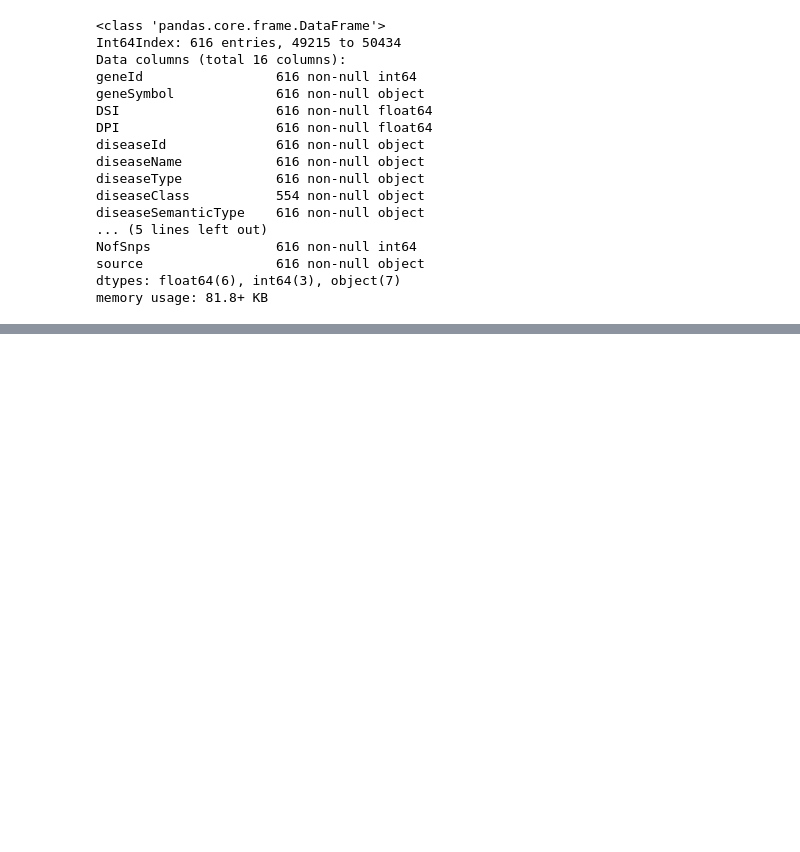
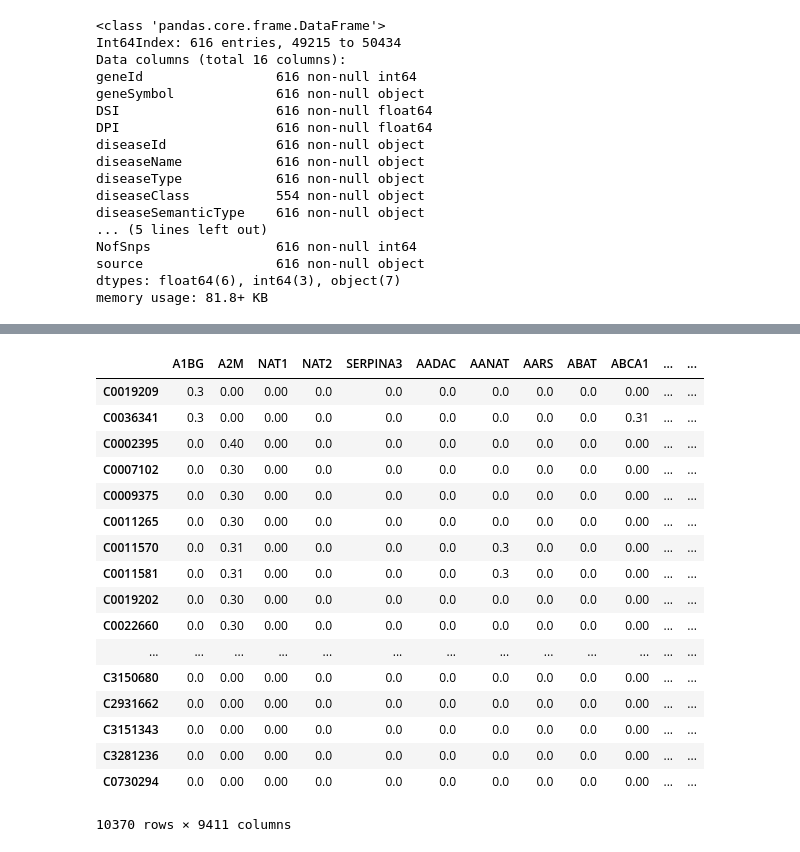
Before and after one commit to hlml-toronto/undiagnosed-1, a Jupyter notebook: script.ipynb, the cells around one changed output, grey strips where cells are left out. Drawn from its saved outputs; the diff is of its cells as text; code cells hidden in the pictures; blank space fills up the shorter version.

Commit message:
created a matrix of genes-diseases

```diff
--- a/script.ipynb
+++ b/script.ipynb
@@ -210,0 +259,3 @@ cardioneuro_diseases.head()
+# %%
+unique_genes = gene_disease.geneSymbol.unique()
+unique_diseases = gene_disease.diseaseId.unique()
@@ -210,0 +264,29 @@ cardioneuro_diseases.head()
+# %%
+data = pd.DataFrame(np.zeros(( len(unique_diseases), len(unique_genes))), columns=unique_genes, index=unique_diseases)
+# %%
+for row in gene_disease.itertuples():
+    gene = row.geneSymbol
+    disease = row.diseaseId
+    score = row.score
+    data[gene].loc[disease] = score
+# %%
+data
+# %% [output]
+|  | A1BG | A2M | NAT1 | NAT2 | SERPINA3 | AADAC | AANAT | AARS | ABAT | ABCA1 | ... | ... |
+| C0019209 | 0.3 | 0.00 | 0.00 | 0.0 | 0.0 | 0.0 | 0.0 | 0.0 | 0.0 | 0.00 | ... | ... |
+| C0036341 | 0.3 | 0.00 | 0.00 | 0.0 | 0.0 | 0.0 | 0.0 | 0.0 | 0.0 | 0.31 | ... | ... |
+| C0002395 | 0.0 | 0.40 | 0.00 | 0.0 | 0.0 | 0.0 | 0.0 | 0.0 | 0.0 | 0.00 | ... | ... |
+| C0007102 | 0.0 | 0.30 | 0.00 | 0.0 | 0.0 | 0.0 | 0.0 | 0.0 | 0.0 | 0.00 | ... | ... |
+| C0009375 | 0.0 | 0.30 | 0.00 | 0.0 | 0.0 | 0.0 | 0.0 | 0.0 | 0.0 | 0.00 | ... | ... |
+| C0011265 | 0.0 | 0.30 | 0.00 | 0.0 | 0.0 | 0.0 | 0.0 | 0.0 | 0.0 | 0.00 | ... | ... |
+| C0011570 | 0.0 | 0.31 | 0.00 | 0.0 | 0.0 | 0.0 | 0.3 | 0.0 | 0.0 | 0.00 | ... | ... |
+| C0011581 | 0.0 | 0.31 | 0.00 | 0.0 | 0.0 | 0.0 | 0.3 | 0.0 | 0.0 | 0.00 | ... | ... |
+| C0019202 | 0.0 | 0.30 | 0.00 | 0.0 | 0.0 | 0.0 | 0.0 | 0.0 | 0.0 | 0.00 | ... | ... |
+| C0022660 | 0.0 | 0.30 | 0.00 | 0.0 | 0.0 | 0.0 | 0.0 | 0.0 | 0.0 | 0.00 | ... | ... |
+| ... | ... | ... | ... | ... | ... | ... | ... | ... | ... | ... | ... | ... |
+| C3150680 | 0.0 | 0.00 | 0.00 | 0.0 | 0.0 | 0.0 | 0.0 | 0.0 | 0.0 | 0.00 | ... | ... |
+| C2931662 | 0.0 | 0.00 | 0.00 | 0.0 | 0.0 | 0.0 | 0.0 | 0.0 | 0.0 | 0.00 | ... | ... |
+| C3151343 | 0.0 | 0.00 | 0.00 | 0.0 | 0.0 | 0.0 | 0.0 | 0.0 | 0.0 | 0.00 | ... | ... |
+| C3281236 | 0.0 | 0.00 | 0.00 | 0.0 | 0.0 | 0.0 | 0.0 | 0.0 | 0.0 | 0.00 | ... | ... |
+| C0730294 | 0.0 | 0.00 | 0.00 | 0.0 | 0.0 | 0.0 | 0.0 | 0.0 | 0.0 | 0.00 | ... | ... |
+10370 rows × 9411 columns
```
Also changed, not shown: parts of 5 cells of this notebook, 1 other file.
